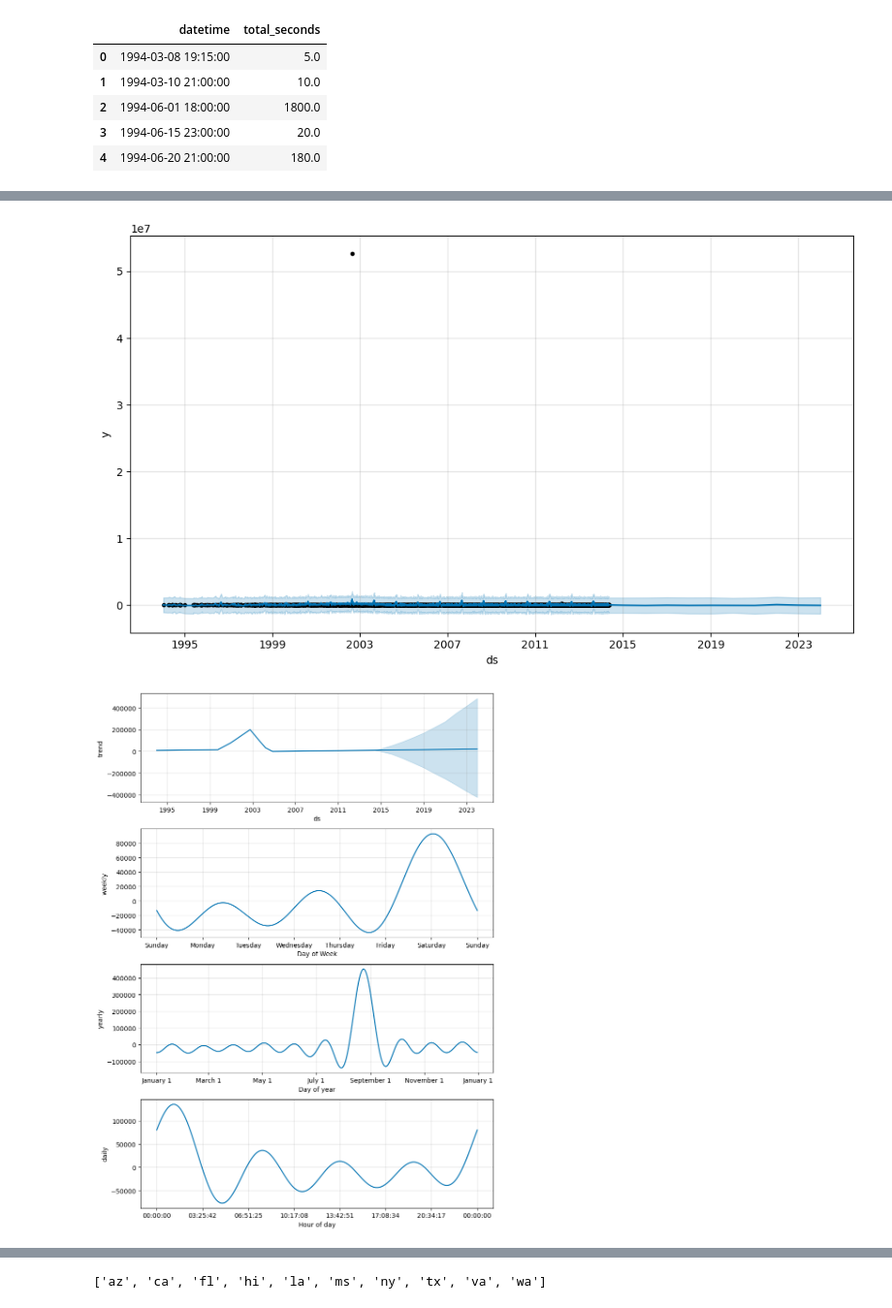
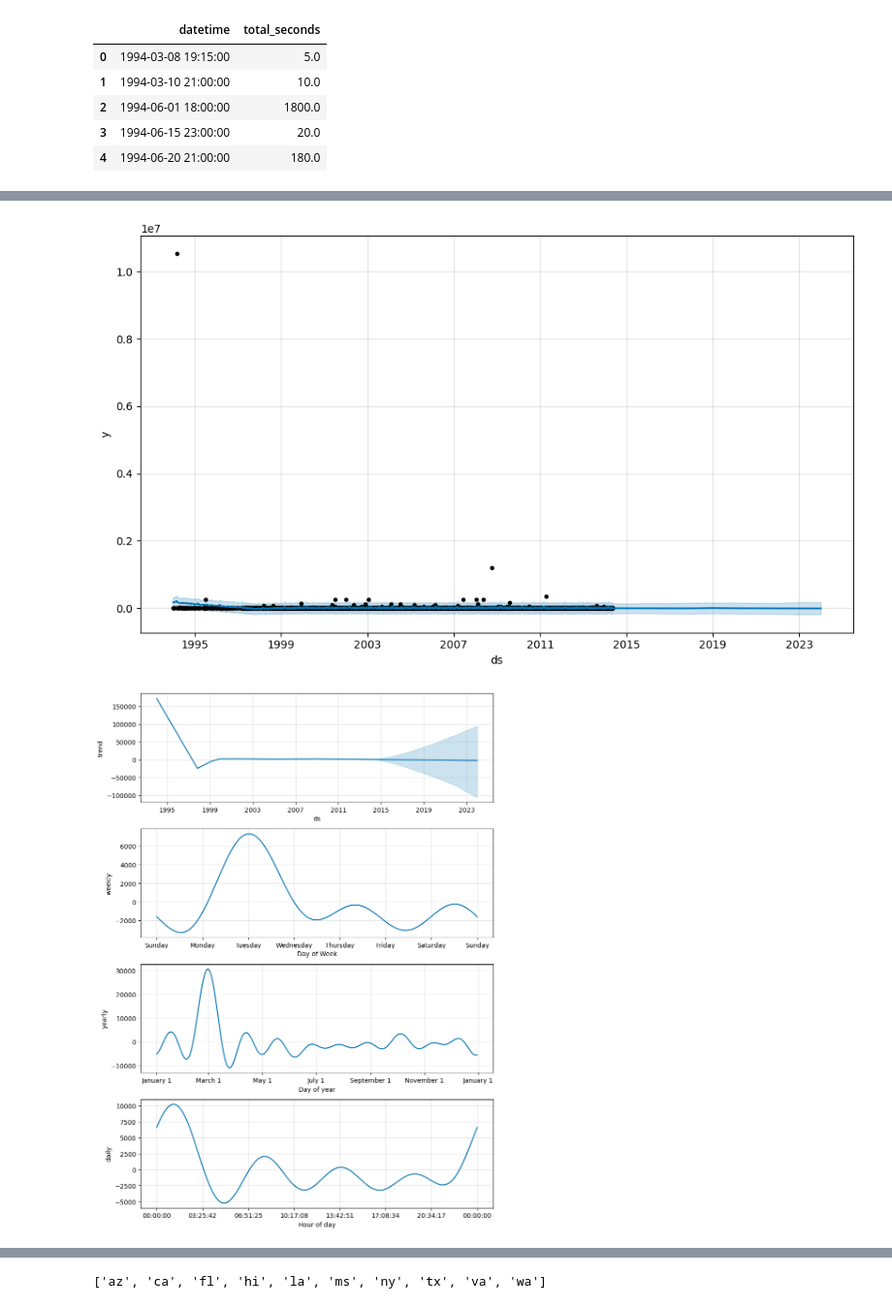
Before and after one commit to dipeshpandya/picard, a Jupyter notebook: Copy_of_Team_Picard.ipynb, the cells around one changed output, grey strips where cells are left out. Shown at 97% size. Saved outputs shown, nothing was run; the diff lists cells and outputs as text; code cells hidden in the pictures.

```diff
--- a/Copy_of_Team_Picard.ipynb
+++ b/Copy_of_Team_Picard.ipynb
@@ -646,13 +487,13 @@ washington_seocnds_sum_df.head()
 | 3 | 1994-06-15 23:00:00 | 20.0 |
 | 4 | 1994-06-20 21:00:00 | 180.0 |
 # %%
-california_df = cleaned_us_ufo_df_new.loc[cleaned_us_ufo_df_new['state'] == 'wa']
-california_seocnds_sum_df = pd.pivot_table(washington_df,
+california_df = cleaned_us_ufo_df_new.loc[cleaned_us_ufo_df_new['state'] == 'ca']
+california_seconds_sum_df = pd.pivot_table(california_df,
                             index='datetime',
                             values='duration (seconds)',
                             aggfunc='sum').round(1)
-california_seocnds_sum_df = california_seocnds_sum_df.rename(columns={'duration (seconds)': 'total_seconds'})
-california_seocnds_sum_df.reset_index(inplace=True)
-california_seocnds_sum_df.head()
+california_seconds_sum_df = california_seconds_sum_df.rename(columns={'duration (seconds)': 'total_seconds'})
+california_seconds_sum_df.reset_index(inplace=True)
+california_seconds_sum_df.head()
 # %% [output]
 |  | datetime | total_seconds |
@@ -664,7 +505,7 @@ california_seocnds_sum_df.head()
 # %%
-florida_seocnds_sum_df.columns = ["ds", "y"]
-washington_seocnds_sum_df.columns = ["ds", "y"]
-california_seocnds_sum_df.columns = ["ds", "y"]
+florida_seconds_sum_df.columns = ["ds", "y"]
+washington_seconds_sum_df.columns = ["ds", "y"]
+california_seconds_sum_df.columns = ["ds", "y"]
 # %%
 !pip install prophet
 
@@ -688,5 +529,9 @@ Requirement already satisfied: pytz>=2020.1 in c:\users\dipes\anaconda_3\lib\sit
 Requirement already satisfied: tzdata>=2022.1 in c:\users\dipes\anaconda_3\lib\site-packages (from pandas>=1.0.4->prophet) (2023.3)
 Requirement already satisfied: colorama in c:\users\dipes\anaconda_3\lib\site-packages (from tqdm>=4.36.1->prophet) (0.4.6)
 Requirement already satisfied: six>=1.5 in c:\users\dipes\anaconda_3\lib\site-packages (from python-dateutil->holidays>=0.25->prophet) (1.16.0)
+# %%
+#creating variables for forecasting period and frequency
+forecasting_period = 10
+forecasting_frequency = 'Y' #for year
 # %%
 model = Prophet()
@@ -703,8 +564,9 @@ figures = model.plot_components(forecast_trends_wa)
 # %%
 model = Prophet()
-model.fit(florida_seocnds_sum_df)
-florida_future = model.make_future_dataframe(periods=10, freq="Y")
-fl_forecast = model.predict(florida_future)
-model.plot(fl_forecast);
-figures = model.plot_components(fl_forecast)
+model.fit(california_seconds_sum_df)
+california_future = model.make_future_dataframe(periods=forecasting_period, freq=forecasting_frequency)
+ca_forecast = model.predict(california_future)
+model.plot(ca_forecast);
+figures = model.plot_components(ca_forecast)
+plt.savefig('forecast_california_components.png')
 # %% [output]
@@ -713,2 +575,2 @@ figures = model.plot_components(fl_forecast)
-[figure, old version]
+[figure, new version]
-[figure, old version]
+[figure, new version]
```
Also changed, not shown: parts of 41 cells of this notebook.
